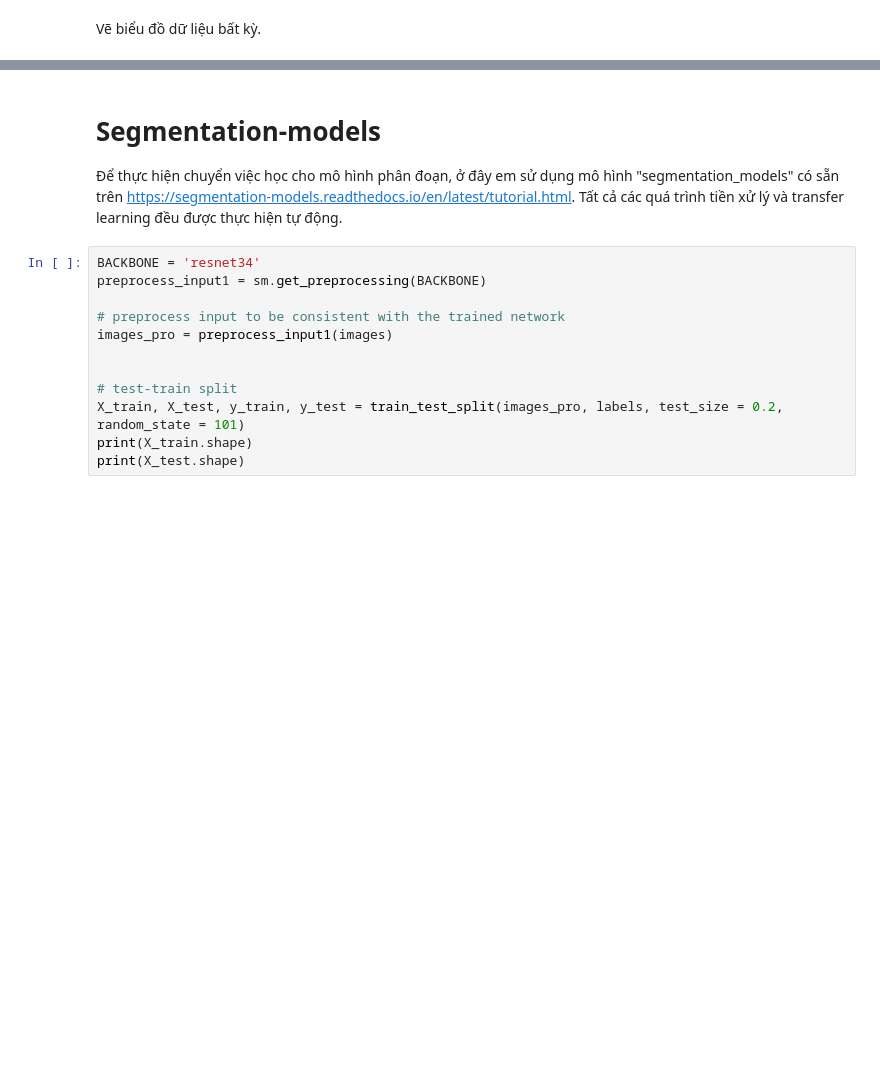
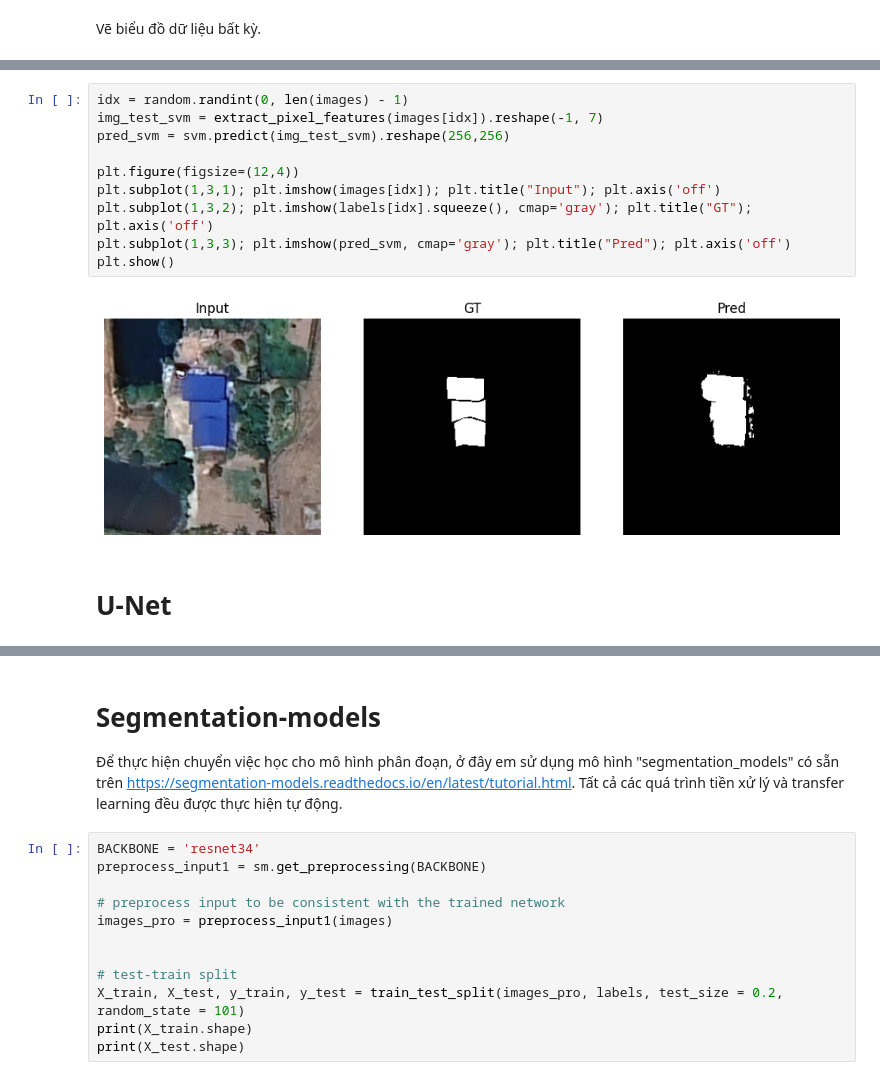
Before and after one commit to quangkhai5122/Dectection-Roof, a Jupyter notebook: Main.ipynb, the cells around one changed output, grey strips where cells are left out. Saved outputs shown, nothing was run; the diff lists cells and outputs as text; blank space fills up the shorter version.

```diff
--- a/Main.ipynb
+++ b/Main.ipynb
@@ -93,0 +430,14 @@ Text(0.5, 1.0, 'Segmentation')
+# %%
+idx = random.randint(0, len(images) - 1)
+img_test_svm = extract_pixel_features(images[idx]).reshape(-1, 7)
+pred_svm = svm.predict(img_test_svm).reshape(256,256)
+
+plt.figure(figsize=(12,4))
+plt.subplot(1,3,1); plt.imshow(images[idx]); plt.title("Input"); plt.axis('off')
+plt.subplot(1,3,2); plt.imshow(labels[idx].squeeze(), cmap='gray'); plt.title("GT"); plt.axis('off')
+plt.subplot(1,3,3); plt.imshow(pred_svm, cmap='gray'); plt.title("Pred"); plt.axis('off')
+plt.show()
+# %% [output]
+[figure, added]
+# %% [markdown]
+# U-Net
```
Also changed, not shown: parts of 39 cells of this notebook.
